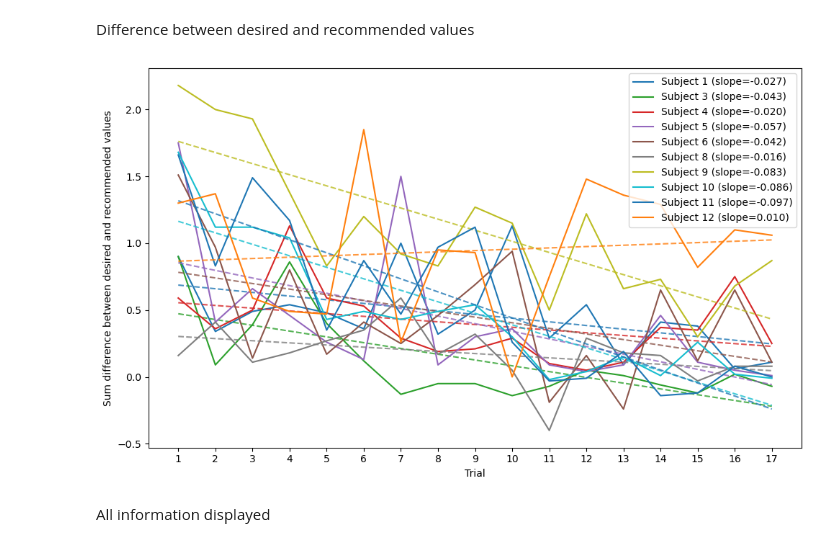
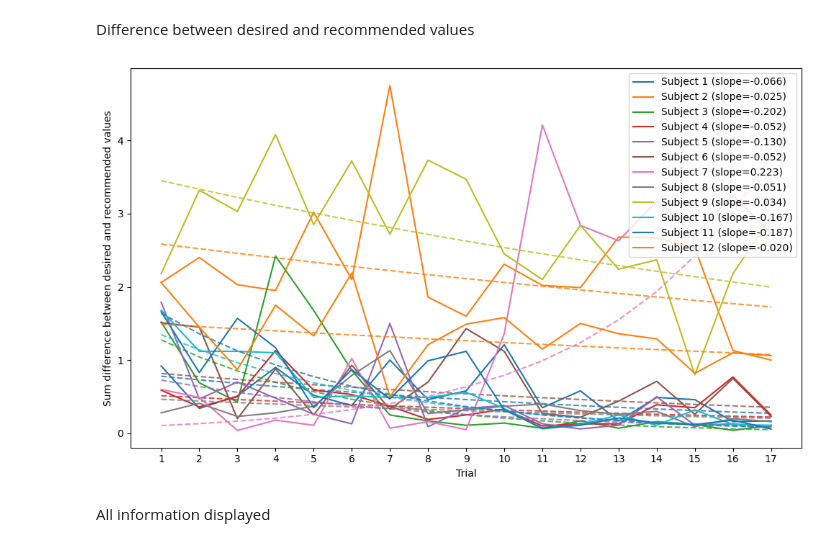
Before and after one commit to rameshsrinivasanuci/multiobjective, a Jupyter notebook: game_data_analysis.ipynb, the cells around one changed output. Saved outputs shown, nothing was run; the diff lists cells and outputs as text; code cells hidden in the pictures.

Commit message:
chi analyses and figures

```diff
--- a/game_data_analysis.ipynb
+++ b/game_data_analysis.ipynb
@@ -83,7 +83,7 @@ for sub_id in range(1, num_subjects + 1):
         ])
         diff_values_frac = np.round(slider_values_frac - rec_values_frac, 2)
         # diff = np.sum(diff_values_frac, axis=1)
-        diff = np.sum(diff_values_frac)
+        diff = np.abs(diff_values_frac).sum()
 
         # diffs[sub_id - 1, trial_id - 1, :len(diff)] = diff
         diffs[sub_id - 1, trial_id - 1] = diff
@@ -101,38 +101,39 @@ fig, ax = plt.subplots(figsize=(10, 6))
 trial_numbers = np.arange(1, 18)
 
 excluded_subjects = {2, 7}
 
 for sub_id, subject_diffs in enumerate(diffs, start=1):
-    if sub_id in excluded_subjects:
-        continue
+    # if sub_id in excluded_subjects:
+    #     continue
 
     subject_color = f'C{sub_id - 1}'
-    slope, intercept = np.polyfit(trial_numbers, subject_diffs, 1)
-    fitted_diffs = slope * trial_numbers + intercept
+    log_diffs = np.log(subject_diffs)
+    slope, intercept = np.polyfit(trial_numbers, log_diffs, 1)
+    fitted_diffs = np.exp(slope * trial_numbers + intercept)
 
     ax.plot(
         trial_numbers,
         subject_diffs,
         color=subject_color,
         label=f'Subject {sub_id} (slope={slope:.3f})',
     )
     ax.plot(
         trial_numbers,
         fitted_diffs,
         linestyle='--',
         color=subject_color,
         alpha=0.8,
     )
 
 ax.set_xticks(trial_numbers)
 # ax.set_ylim(-1, 2)
 ax.set_xlabel('Trial')
 ax.set_ylabel('Sum difference between desired and recommended values')
 ax.legend()
 fig.tight_layout()
 plt.show()
 # %% [output]
-[figure, old version]
+[figure, new version]
 # %% [markdown]
 All information displayed
 # %%
```
Also changed, not shown: parts of 13 cells of this notebook, 1 other file.
